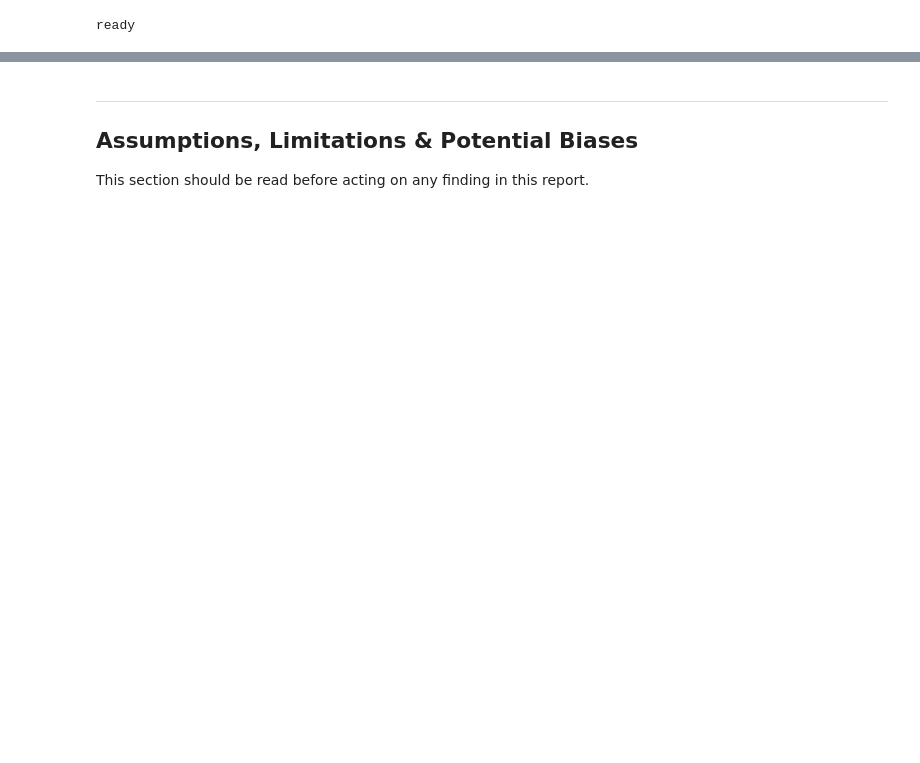
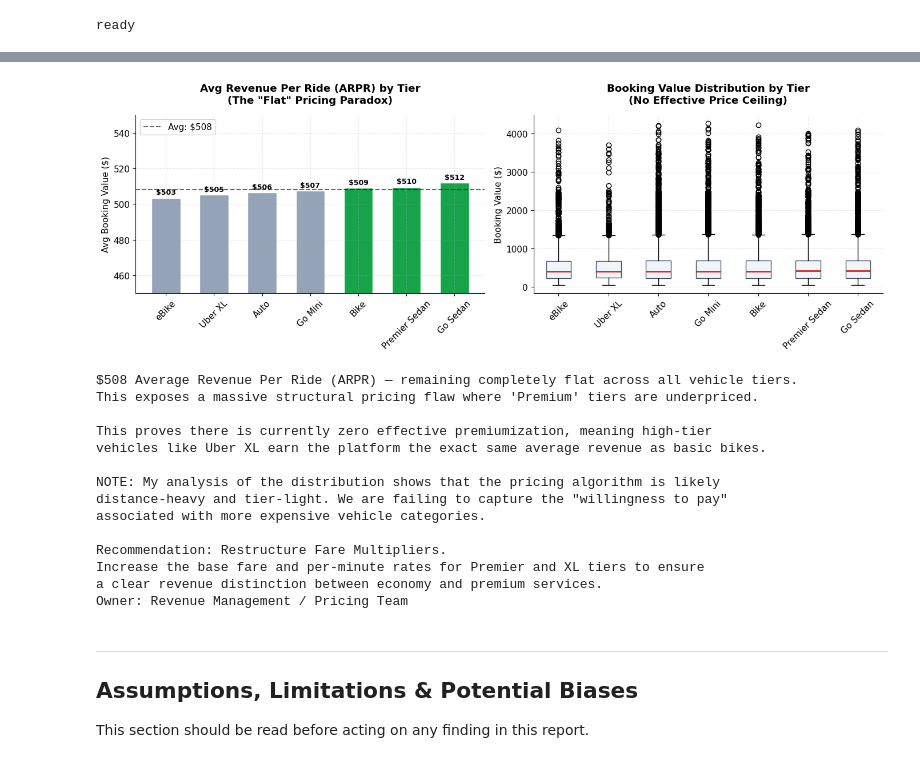
Before and after one commit to jwliu24/Uber-Operational-Analysis, a Jupyter notebook: Week_7_Data_Storytelling.ipynb, the cells around one changed output, grey strips where cells are left out. Drawn from its saved outputs; the diff is of its cells as text; code cells hidden in the pictures; blank space fills up the shorter version.

```diff
--- a/Week_7_Data_Storytelling.ipynb
+++ b/Week_7_Data_Storytelling.ipynb
@@ -314,3 +276,81 @@ Owner: Product Design
+# %%
+import matplotlib.pyplot as plt
+import matplotlib.ticker as mtick
+
+# --- Data Prep ---
+# Calculate ARPR by Vehicle Type for completed rides
+completed = df[df['Booking Status'] == 'Completed'].copy()
+arpr_by_vt = completed.groupby('Vehicle Type')['Booking Value'].mean().sort_values()
+global_arpr = completed['Booking Value'].mean()
+
+# --- Plotting ---
+fig, axes = plt.subplots(1, 2, figsize=(14, 5)) # Increased width for better spacing
+
+# Left Plot: The Pricing Paradox
+colors_arpr = ['#16a34a' if val > global_arpr else '#94a3b8' for val in arpr_by_vt.values]
+axes[0].bar(arpr_by_vt.index, arpr_by_vt.values, color=colors_arpr, edgecolor='white', width=0.6)
+axes[0].axhline(global_arpr, color='black', linestyle='--', alpha=0.6, label=f'Avg: ${global_arpr:.0f}')
+
+axes[0].set_title('Avg Revenue Per Ride (ARPR) by Tier\n(The "Flat" Pricing Paradox)', fontweight='bold', pad=15)
+axes[0].set_ylabel('Avg Booking Value ($)')
+axes[0].set_ylim(450, 550)
+axes[0].spines['top'].set_visible(False)
+axes[0].spines['right'].set_visible(False)
+axes[0].legend(loc='upper left')
+
+axes[0].tick_params(axis='x', rotation=45)
+
+for i, val in enumerate(arpr_by_vt.values):
+    axes[0].text(i, val + 2, f'${val:.0f}', ha='center', fontweight='bold', fontsize=9)
+
+# Right Plot: Revenue Distribution
+# Using a Boxplot to show that even "Premium" ranges overlap with "Bikes"
+axes[1].boxplot([completed[completed['Vehicle Type'] == vt]['Booking Value'] for vt in arpr_by_vt.index],
+                labels=arpr_by_vt.index, patch_artist=True,
+                boxprops=dict(facecolor='#f1f5f9', color='#475569'),
+                medianprops=dict(color='#dc2626', linewidth=2))
+
+axes[1].set_title('Booking Value Distribution by Tier\n(No Effective Price Ceiling)', fontweight='bold', pad=15)
+axes[1].set_ylabel('Booking Value ($)')
+axes[1].spines['top'].set_visible(False)
+axes[1].spines['right'].set_visible(False)
+
+axes[1].tick_params(axis='x', rotation=45)
+
+plt.tight_layout()
+plt.show()
+
+# --- Text Summary Output ---
+print(f"$508 Average Revenue Per Ride (ARPR) — remaining completely flat across all vehicle tiers.")
+print(f"This exposes a massive structural pricing flaw where 'Premium' tiers are underpriced.")
+print()
+print('This proves there is currently zero effective premiumization, meaning high-tier')
+print('vehicles like Uber XL earn the platform the exact same average revenue as basic bikes.')
+print()
+print('NOTE: My analysis of the distribution shows that the pricing algorithm is likely')
+print('distance-heavy and tier-light. We are failing to capture the "willingness to pay"')
+print('associated with more expensive vehicle categories.')
+print()
+print('Recommendation: Restructure Fare Multipliers.')
+print('Increase the base fare and per-minute rates for Premier and XL tiers to ensure')
+print('a clear revenue distinction between economy and premium services.')
+print('Owner: Revenue Management / Pricing Team')
+# %% [output]
+[figure, added]
+$508 Average Revenue Per Ride (ARPR) — remaining completely flat across all vehicle tiers.
+This exposes a massive structural pricing flaw where 'Premium' tiers are underpriced.
+
+This proves there is currently zero effective premiumization, meaning high-tier
+vehicles like Uber XL earn the platform the exact same average revenue as basic bikes.
+
+NOTE: My analysis of the distribution shows that the pricing algorithm is likely
+distance-heavy and tier-light. We are failing to capture the "willingness to pay"
+associated with more expensive vehicle categories.
+
+Recommendation: Restructure Fare Multipliers.
+Increase the base fare and per-minute rates for Premier and XL tiers to ensure
+a clear revenue distinction between economy and premium services.
+Owner: Revenue Management / Pricing Team
 # %% [markdown]
 ---
 ## Assumptions, Limitations & Potential Biases
```
Also changed, not shown: parts of 19 cells of this notebook.
